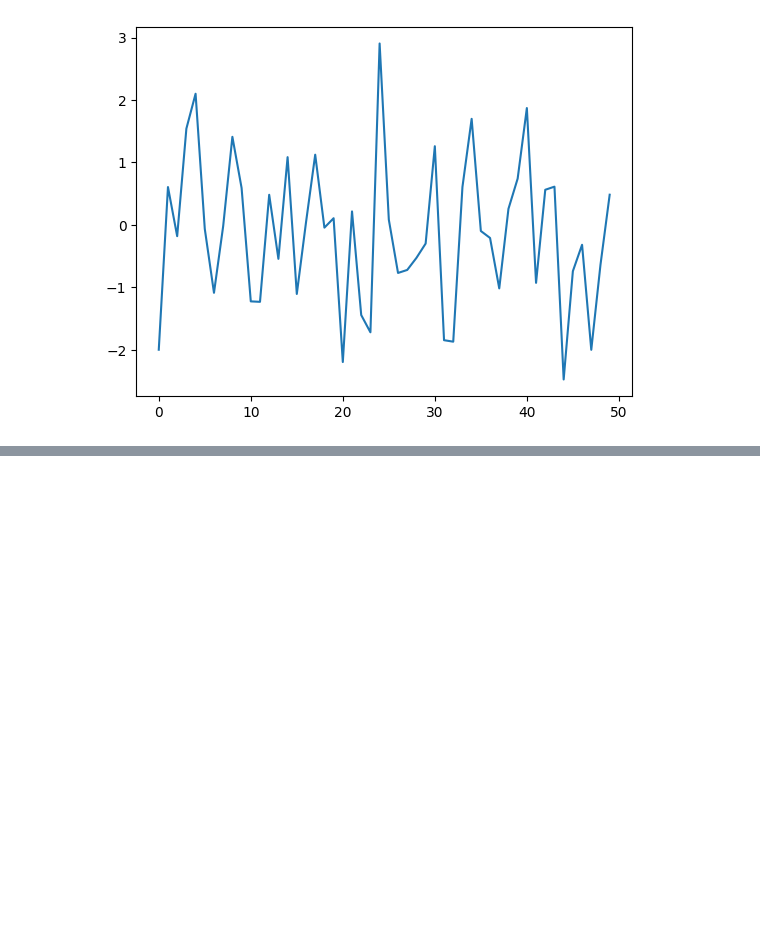
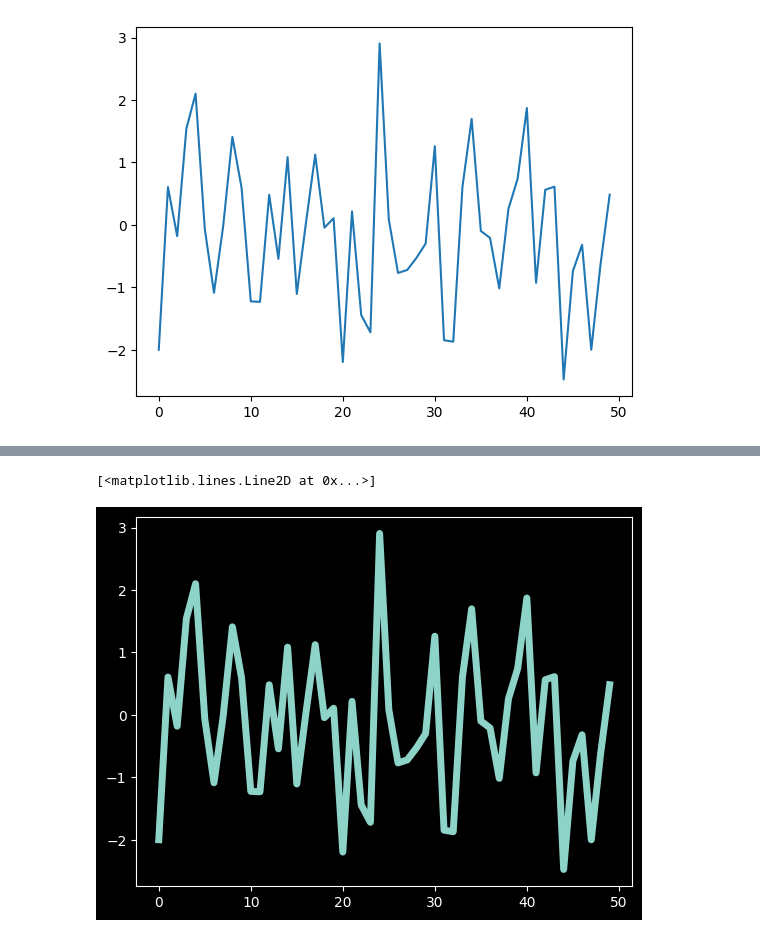
Before and after one commit to amir4v/Pytopia-ML-2022, a Jupyter notebook: 7-Data Visualization/4-(Customizing matplotlib with Stylesheets and rcParams).ipynb, the cells around one changed output, grey strips where cells are left out. Drawn from its saved outputs; the diff is of its cells as text; code cells hidden in the pictures; blank space fills up the shorter version.

```diff
--- a/7-Data Visualization/4-(Customizing matplotlib with Stylesheets and rcParams).ipynb
+++ b/7-Data Visualization/4-(Customizing matplotlib with Stylesheets and rcParams).ipynb
@@ -194,0 +206,7 @@ plt.plot(data)
+# %%
+plt.style.use(['dark_background', './presentation.mplstyle'])
+# %%
+plt.plot(data)
+# %% [output]
+[<matplotlib.lines.Line2D at 0x...>]
+[figure, added]
```
Also changed, not shown: parts of 10 cells of this notebook, 8 other files.
